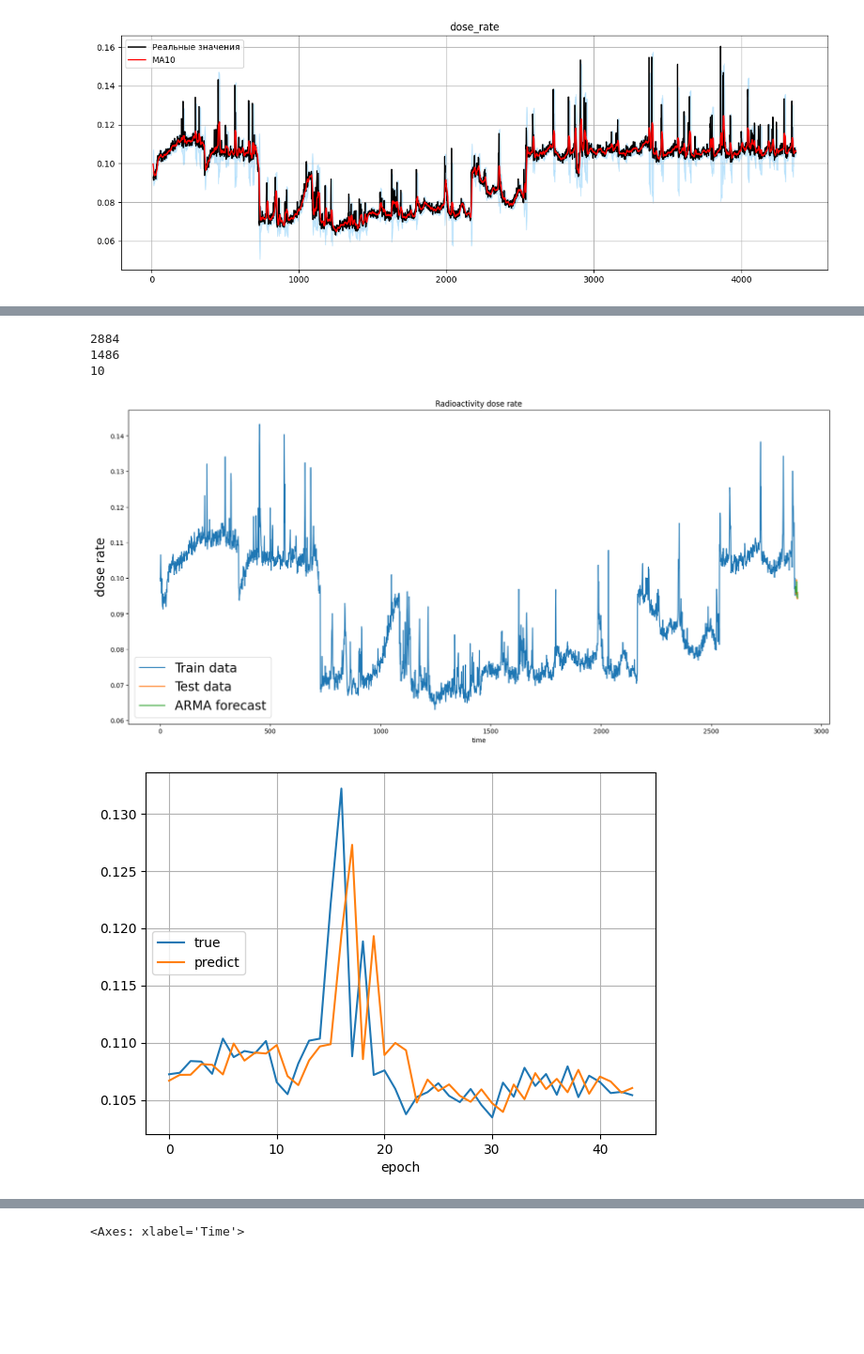
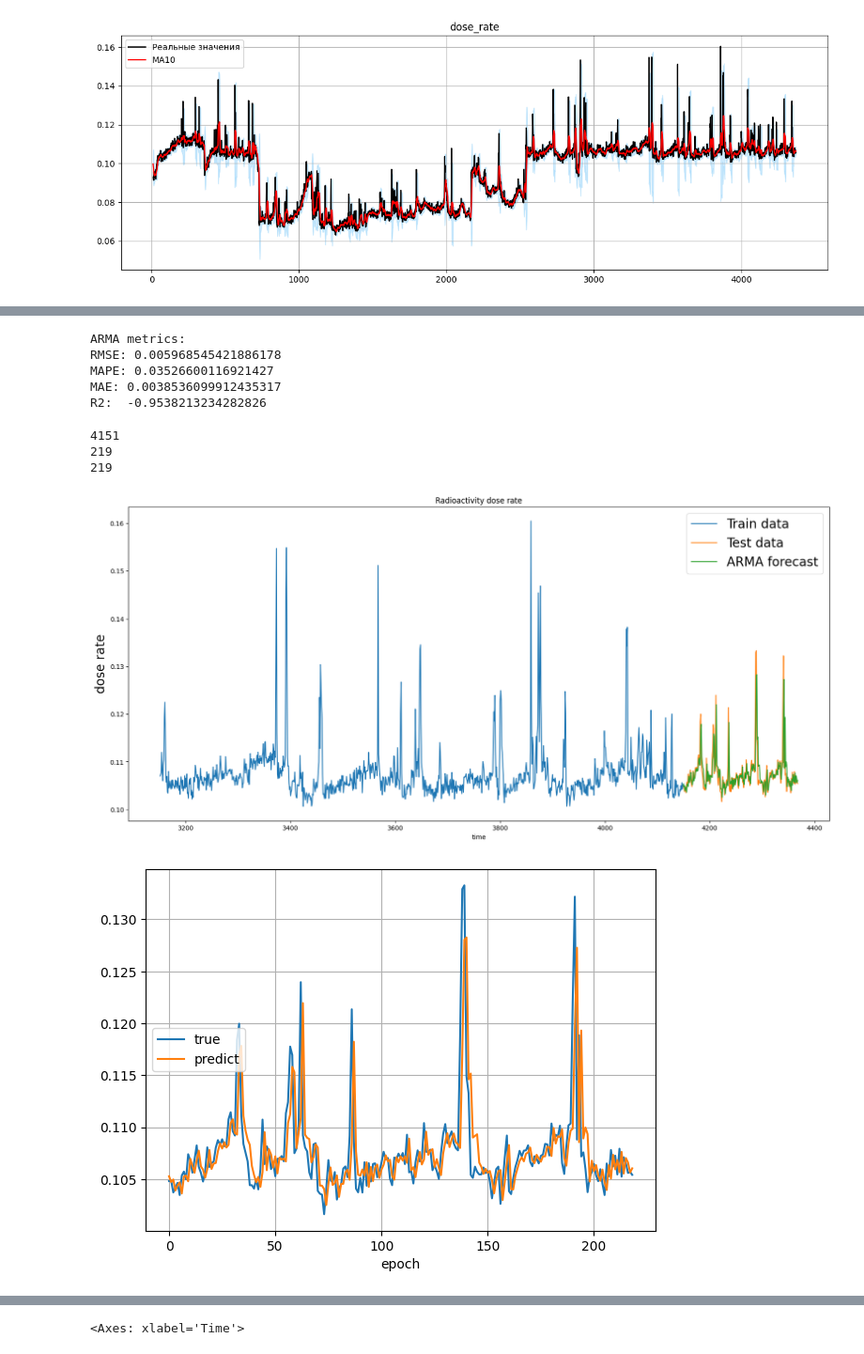
Before and after one commit to EliseyGlukhov/HomeworkML, a Jupyter notebook: task4.ipynb, the cells around one changed output, grey strips where cells are left out. Shown at 94% size. Cells and saved outputs as stored; diff of their text form; code cells hidden in the pictures; blank space fills up the shorter version.

Commit message:
task4 v1.1 ARMA & ARIMA improvement

```diff
--- a/task4.ipynb
+++ b/task4.ipynb
@@ -107,7 +107,7 @@ Warnings:
 # %%
 X = data['dose_rate'].values
 
-size = int(len(X) * 0.66)
+size = int(len(X) * 0.95)
 train, test = X[0:size], X[size:len(X)]
 history = [x for x in train]
 
@@ -122,19 +122,33 @@ for t in range(len(test)):
 
     obs = test[t]
     history.append(obs)
+# %%
+from sklearn.metrics import mean_absolute_error, mean_squared_error, mean_absolute_percentage_error, r2_score
+
+print("ARMA metrics: ")
+print("RMSE:", np.sqrt(mean_squared_error(train[size - len(arma_predictions):size], arma_predictions)))
+print("MAPE:", mean_absolute_percentage_error(train[size - len(arma_predictions):size], arma_predictions))
+print("MAE:", mean_absolute_error(train[size - len(arma_predictions):size], arma_predictions))
+print("R2: ", r2_score(train[size - len(arma_predictions):size], arma_predictions))
+# %% [output]
+ARMA metrics:
+RMSE: 0.005968545421886178
+MAPE: 0.03526600116921427
+MAE: 0.0038536099912435317
+R2:  -0.9538213234282826
 # %%
 print(len(train))
 print(len(test))
 print(len(arma_predictions))
 # %% [output]
-2884
-1486
-10
+4151
+219
+219
 # %%
 fig = plt.figure(figsize=(20, 9))
 dur = len(arma_predictions)
 
-plt.plot([i for i in range(0, size)], train, label='Train data')
+plt.plot([i for i in range(size - 1000, size)], train[size - 1000:size], label='Train data')
 plt.plot([i for i in range(size - 1, size - 1 + dur)], test[:dur], label='Test data')
 plt.plot([i for i in range(size - 1, size - 1 + dur)], arma_predictions, label='ARMA forecast')
 
@@ -145,7 +159,7 @@ plt.xlabel('time')
 
 plt.show()
 # %% [output]
-[figure, old version]
+[figure, new version]
 # %%
 from IPython.display import clear_output
 %matplotlib inline
@@ -163,22 +177,22 @@ def live_plot(data_dict, figsize=(7,5), title=''):
 # %%
 series = data["dose_rate"]
 
-size = int(series.shape[0] * 0.99)
+size = int(series.shape[0] * 0.95)
 train, test = series[:size], series[size:len(series)]
 history = [x for x in train.values]
 predictions = []
 
 val = {"true":[], "predict":[]}
 for t in test.values:
     model = ARIMA(history, order=(5,1,0)).fit()
     output = model.forecast()
     yhat = output[0]
 
     predictions.append(yhat)
     val["predict"].append(yhat)
     val["true"].append(t)
     history.append(t)
 
     live_plot(val)
 # %% [output]
-[figure, old version]
+[figure, new version]
```
Also changed, not shown: parts of 9 cells of this notebook.
